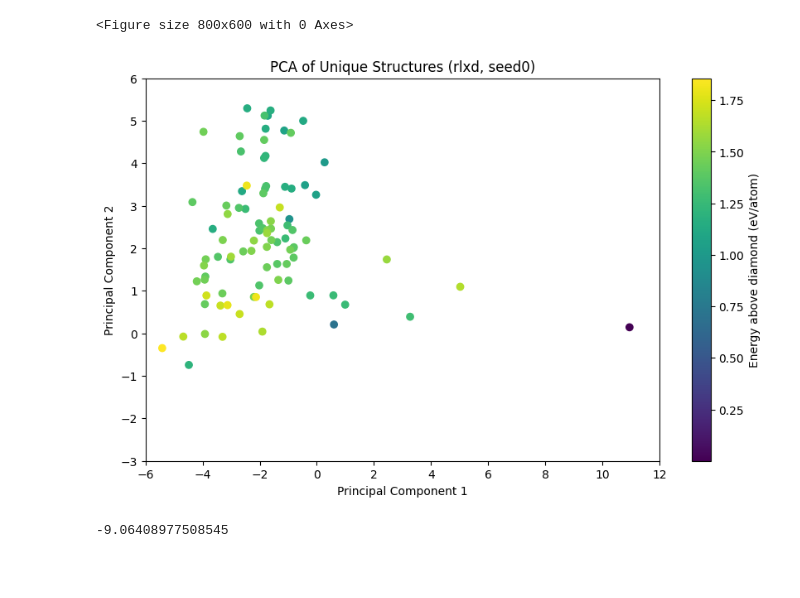
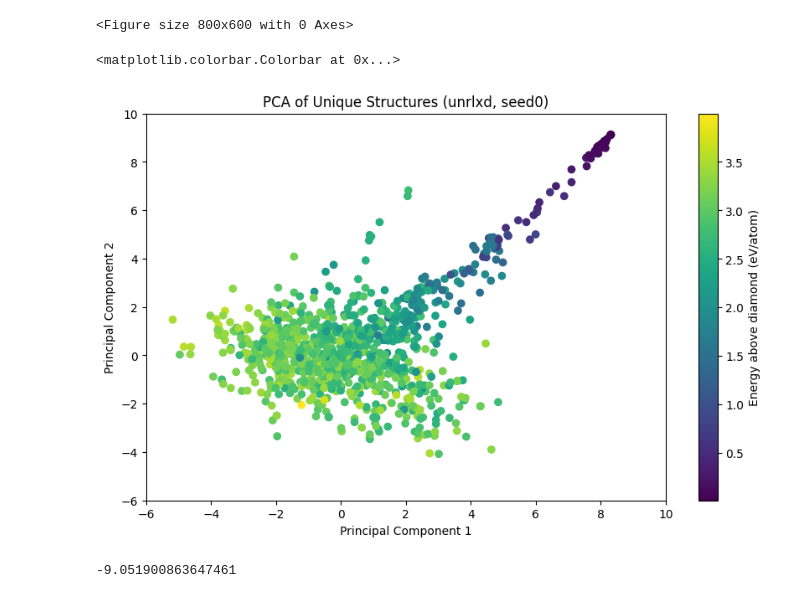
Before and after one commit to ExeQuantCode/RAFFLE, a Jupyter notebook: example/python_pkg/C_learn/DRAFFLE/sort_structures.ipynb, the cells around one changed output. Cells and saved outputs as stored; diff of their text form; code cells hidden in the pictures; blank space fills up the shorter version.

```diff
--- a/example/python_pkg/C_learn/DRAFFLE/sort_structures.ipynb
+++ b/example/python_pkg/C_learn/DRAFFLE/sort_structures.ipynb
@@ -92,4 +95,4 @@ Repeats of unique structures:  [34, 21, 3, 2, 7, 3, 13, 2, 3, 3, 1, 15, 2, 6, 2,
 # %%
 # Calculate energies per atom for each unique structure
-energies_per_atom = [structure.get_potential_energy() / len(structure) for structure in unique]
+energies_per_atom = [structure.get_potential_energy() / len(structure) for structure in structures]
 delta_en_per_atom = np.array(energies_per_atom) - (-9.064090728759766)
@@ -116,3 +127,21 @@ Error:
 from sklearn.decomposition import PCA
 # %%
 pca = PCA(n_components=2)
+# %%
+# save pca model
+import pickle
+if rlxd_string == "unrlxd" and seed == 0:
+  pca.fit(np.squeeze([arr for arr in descriptor.get_features(unique)]))
+  with open("pca_model_all_"+rlxd_string+"_"+str(seed)+".pkl", "wb") as f:
+    pickle.dump(pca, f)
+
+# load pca model
+with open("pca_model_all_unrlxd_0.pkl", "rb") as f:
+  pca = pickle.load(f)
+
+print(pca.explained_variance_ratio_)
+print(pca.explained_variance_)
+print(pca.singular_values_)
+print(pca.components_)
+print(pca.mean_)
+print(pca.n_features_in_)
@@ -119,4 +166,2 @@ pca = PCA(n_components=2)
 # %%
-# graph_descriptor.get_features(unique[0])
-if rlxd_string == "unrlxd" and seed == 0:
-  pca.fit(np.squeeze([arr for arr in descriptor.get_features(unique)]))
+X_reduced = pca.transform(np.squeeze([arr for arr in descriptor.get_features(structures)]))
@@ -158,5 +168,3 @@ print(pca.n_features_in_)
-# %%
-X_reduced = pca.transform(np.squeeze([arr for arr in descriptor.get_features(unique)]))
 # %%
 plt.figure(1, figsize=(8, 6))
 # %% [output]
@@ -165,16 +173,21 @@ plt.figure(1, figsize=(8, 6))
 # %%
 plt.figure(figsize=(10, 6))
 plt.scatter(X_reduced[:, 0], X_reduced[:, 1], c=delta_en_per_atom, cmap="viridis")
 plt.xlabel('Principal Component 1')
 plt.ylabel('Principal Component 2')
 plt.title('PCA of Unique Structures ('+rlxd_string+', seed'+str(seed)+')')
-plt.xlim(-6, 12)
-plt.ylim(-3, 6)
+plt.xlim(-6, 10)
+plt.ylim(-6, 10)
+# ## for rlxd pca
+# plt.xlim(-5, 12)
+# plt.ylim(-4, 7)
 plt.colorbar(label='Energy above diamond (eV/atom)')
-plt.savefig('pca_unique_structures_'+rlxd_string+'_seed'+str(seed)+'.png')
+
+# plt.savefig('RAFFLE_pca_unique_structures_'+rlxd_string+'_seed'+str(seed)+'.png')
 # %% [output]
+<matplotlib.colorbar.Colorbar at 0x...>
-[figure, old version]
+[figure, new version]
 # %%
 print(np.min(energies_per_atom))
 # %% [output]
--9.06408977508545
+-9.051900863647461
```
Also changed, not shown: parts of 11 cells of this notebook, 4 other files.
